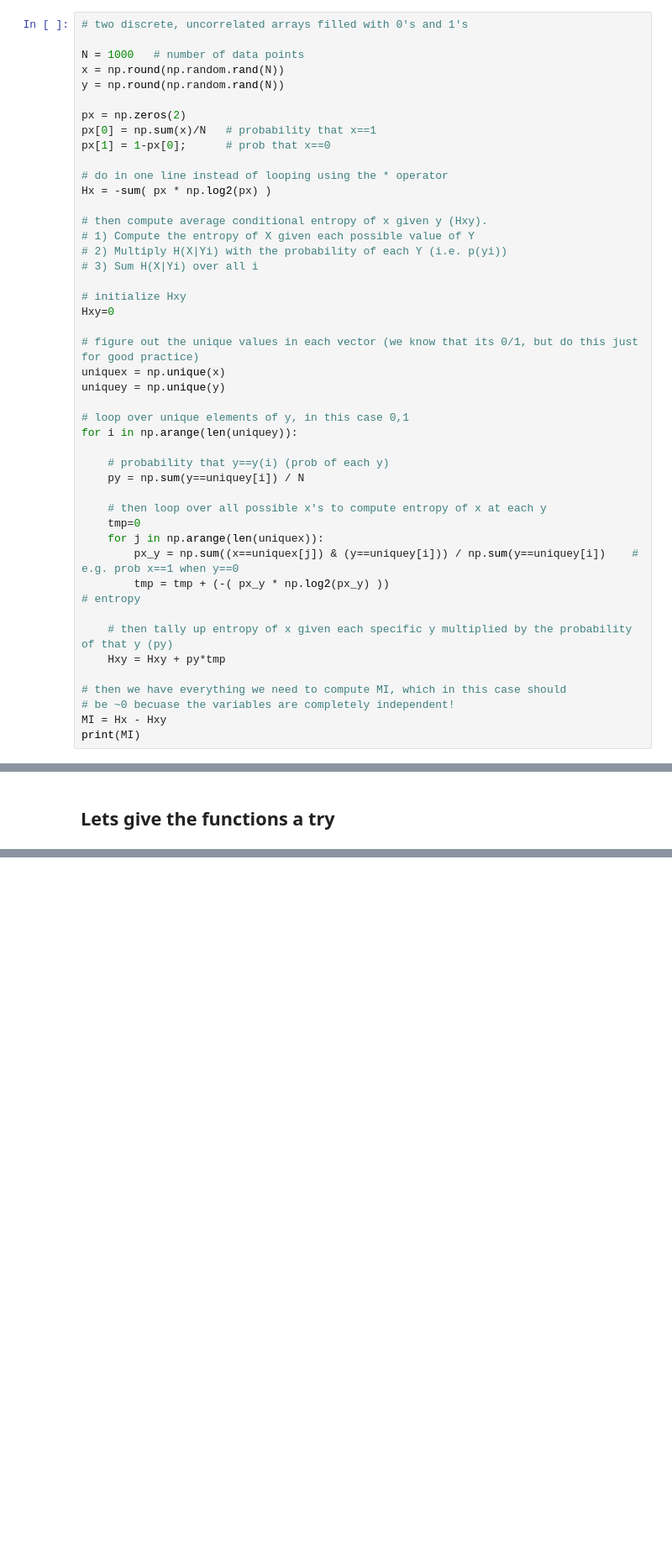
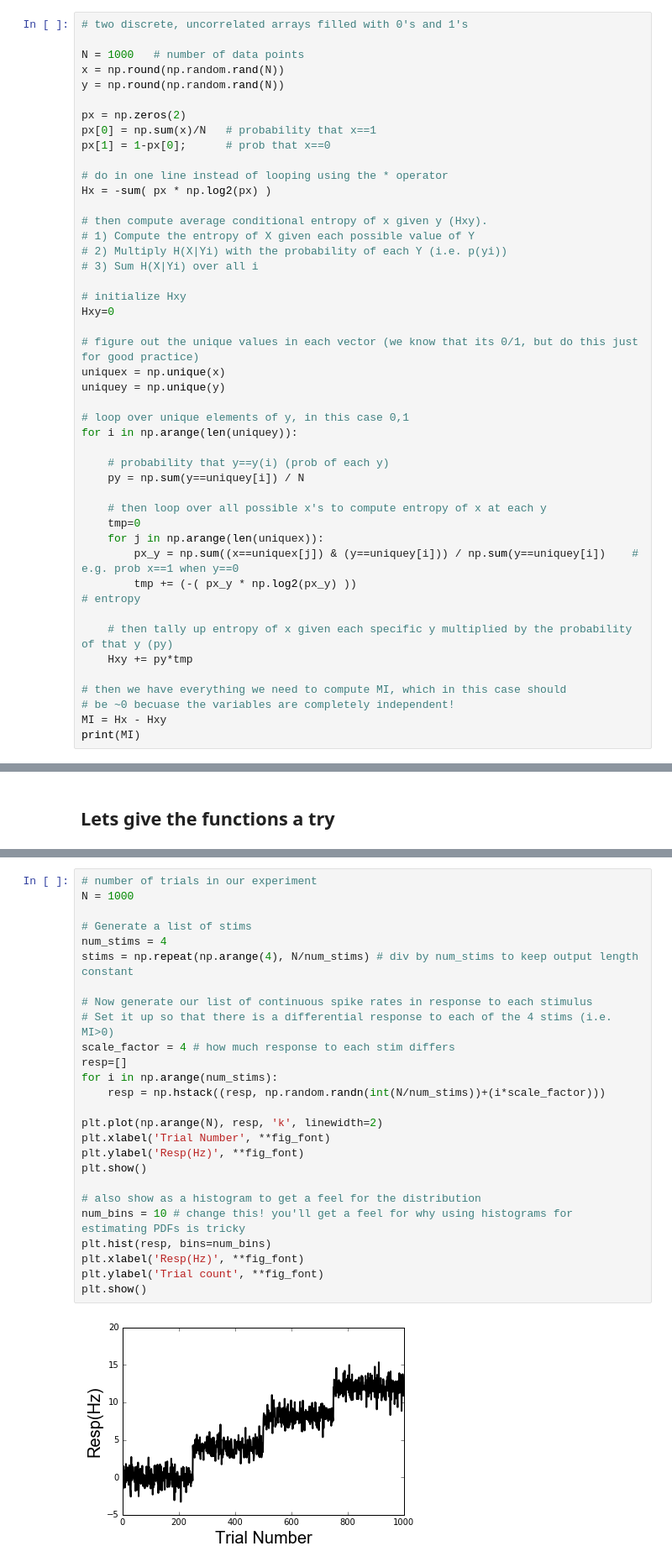
Before and after one commit to TimCSheehan/dev, a Jupyter notebook: Tutorial_070_MutualInformation.ipynb, the cells around one changed output, grey strips where cells are left out. Shown at 84% size. Saved outputs shown, nothing was run; the diff lists cells and outputs as text; blank space fills up the shorter version.

```diff
--- a/Tutorial_070_MutualInformation.ipynb
+++ b/Tutorial_070_MutualInformation.ipynb
@@ -265,10 +265,10 @@ for i in np.arange(len(uniquey)):
     tmp=0
     for j in np.arange(len(uniquex)):
         px_y = np.sum((x==uniquex[j]) & (y==uniquey[i])) / np.sum(y==uniquey[i])    # e.g. prob x==1 when y==0
-        tmp = tmp + (-( px_y * np.log2(px_y) ))                                                 # entropy
+        tmp += (-( px_y * np.log2(px_y) ))                                                 # entropy
 
     # then tally up entropy of x given each specific y multiplied by the probability of that y (py)
-    Hxy = Hxy + py*tmp
+    Hxy += py*tmp
 
 # then we have everything we need to compute MI, which in this case should
 # be ~0 becuase the variables are completely independent!
@@ -385,0 +376,28 @@ y = np.random.rand(1000)
+# %%
+# number of trials in our experiment
+N = 1000
+
+# Generate a list of stims
+num_stims = 4
+stims = np.repeat(np.arange(4), N/num_stims) # div by num_stims to keep output length constant
+
+# Now generate our list of continuous spike rates in response to each stimulus
+# Set it up so that there is a differential response to each of the 4 stims (i.e. MI>0)
+scale_factor = 4 # how much response to each stim differs
+resp=[]
+for i in np.arange(num_stims):
+    resp = np.hstack((resp, np.random.randn(int(N/num_stims))+(i*scale_factor)))
+
+plt.plot(np.arange(N), resp, 'k', linewidth=2)
+plt.xlabel('Trial Number', **fig_font)
+plt.ylabel('Resp(Hz)', **fig_font)
+plt.show()
+
+# also show as a histogram to get a feel for the distribution
+num_bins = 10 # change this! you'll get a feel for why using histograms for estimating PDFs is tricky
+plt.hist(resp, bins=num_bins)
+plt.xlabel('Resp(Hz)', **fig_font)
+plt.ylabel('Trial count', **fig_font)
+plt.show()
+# %% [output]
+[figure, added]
```
Also changed, not shown: parts of 19 cells of this notebook.
